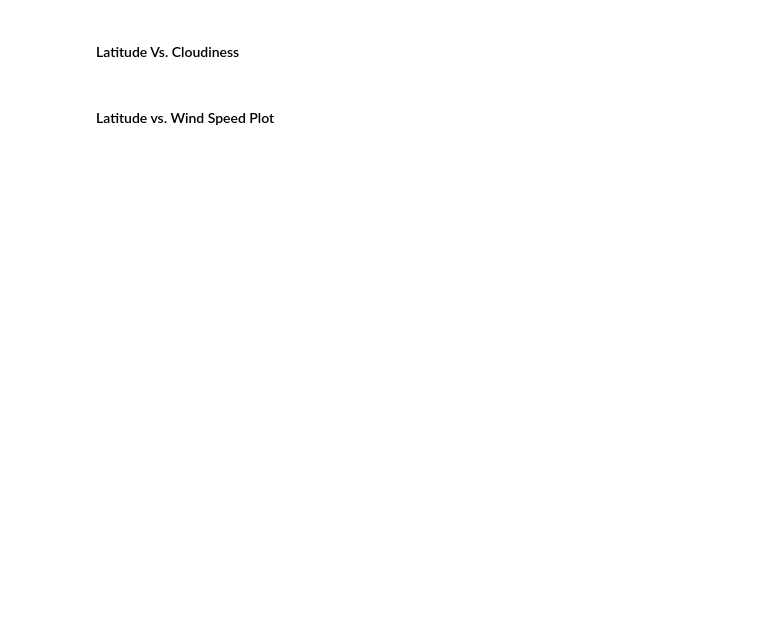
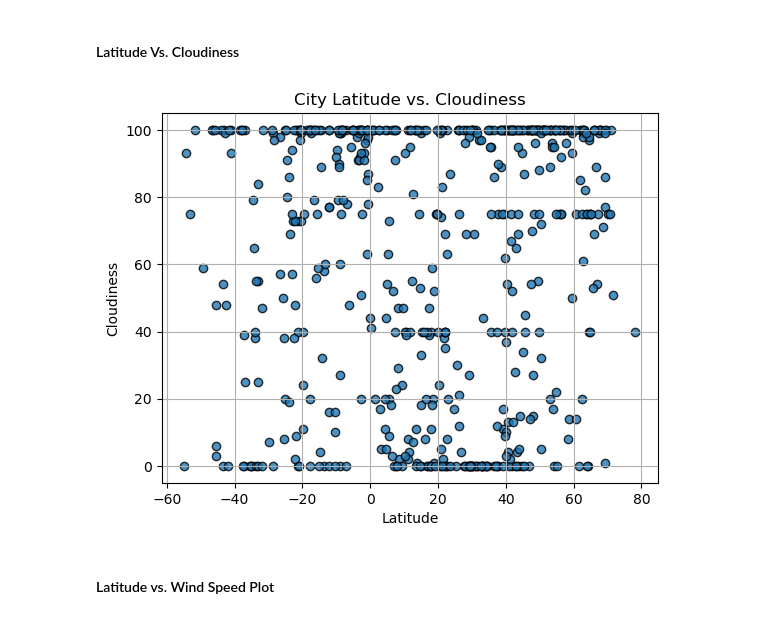
Before and after one commit to gydata5/python_api_challenge, a Jupyter notebook: WeatherPy.ipynb, the cells around one changed output. Drawn from its saved outputs; the diff is of its cells as text; code cells hidden in the pictures; blank space fills up the shorter version.

```diff
--- a/WeatherPy.ipynb
+++ b/WeatherPy.ipynb
@@ -174,16 +230,22 @@ plt.show()
 #### Latitude Vs. Cloudiness
 # %%
 # Build the scatter plots for latitude vs. cloudiness
-# YOUR CODE HERE
+plt.scatter(city_data_df["Lat"], city_data_df["Cloudiness"], edgecolor="black", linewidth=1, alpha=0.8)
 
 # Incorporate the other graph properties
-# YOUR CODE HERE
+plt.title("City Latitude vs. Cloudiness")
+plt.xlabel("Latitude")
+plt.ylabel("Cloudiness")
+plt.grid(True)
+
 
 # Save the figure
 plt.savefig("output_data/Fig3.png")
 
 # Show plot
 plt.show()
+# %% [output]
+[figure, added]
 # %% [markdown]
 #### Latitude vs. Wind Speed Plot
 # %%
```
Also changed, not shown: parts of 36 cells of this notebook, 6 other files.
